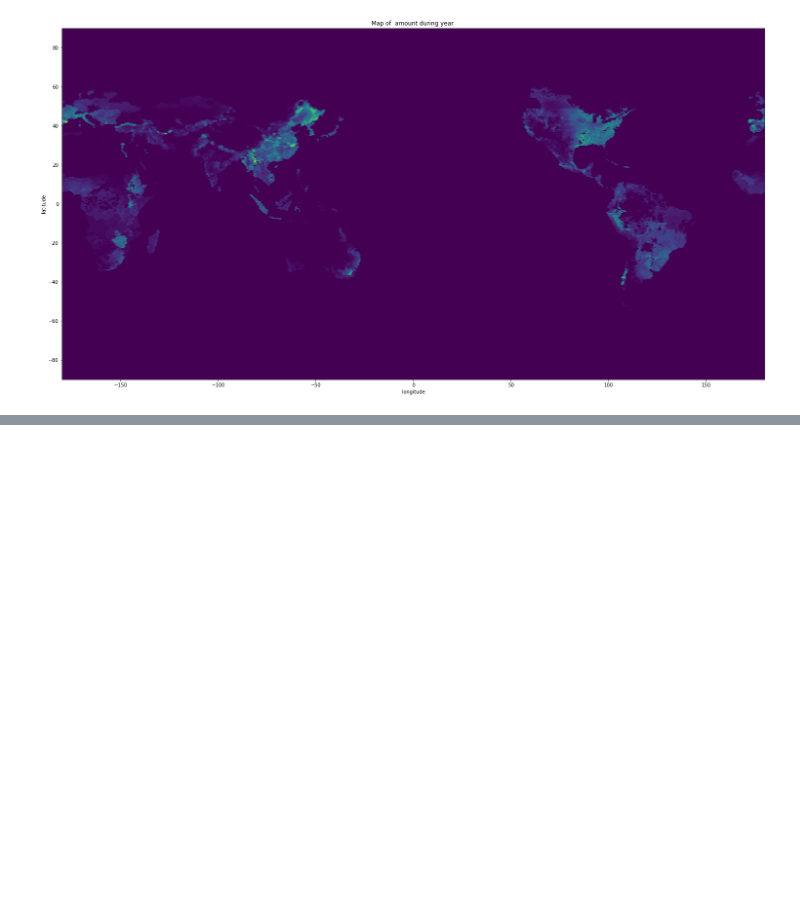
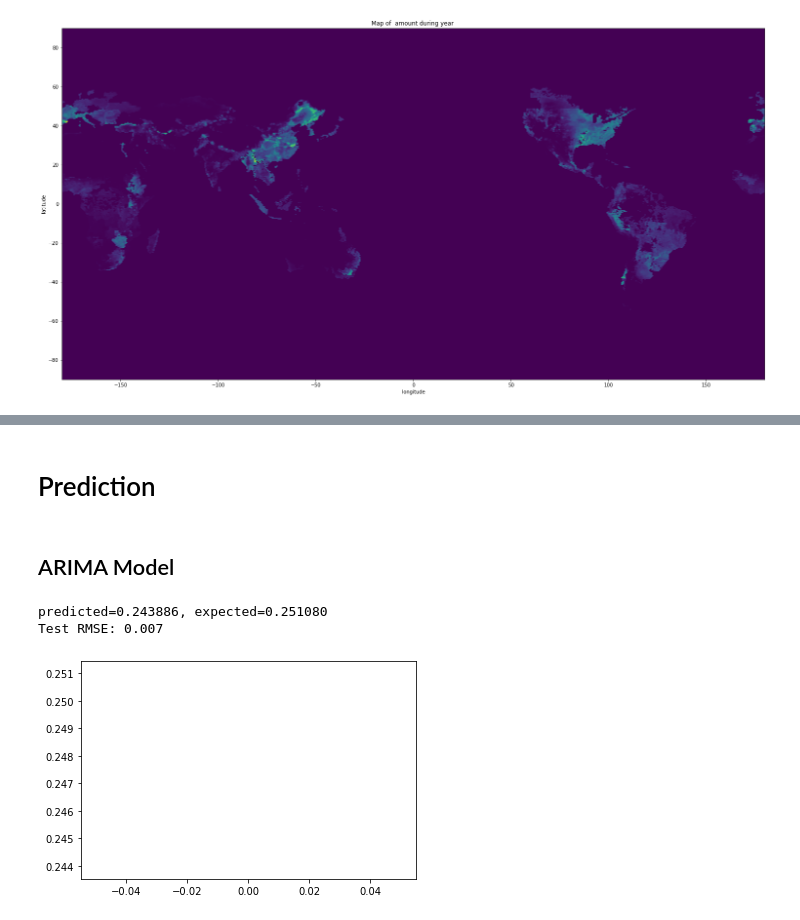
Before and after one commit to pprablanc/crops-cereal-analysis, a Jupyter notebook: analyses.ipynb, the cells around one changed output, grey strips where cells are left out. Saved outputs shown, nothing was run; the diff lists cells and outputs as text; code cells hidden in the pictures; blank space fills up the shorter version.

Commit message:
prediction: try with ARMA

```diff
--- a/analyses.ipynb
+++ b/analyses.ipynb
@@ -233,3 +227,11 @@ For example, the drop at year 2016 for maize in secondary season.
 plot_var(df['var'].apply(lambda var: var.data).mean())
 # %% [output]
 [figure]
+# %%
+a = np.array([row for row in cereal_type_trend])
+a.shape
+
+df['var_mean'] = df['var'].apply(lambda row: row.data.mean())
+df_by_cereal = df.groupby(['cereal'])
+series = np.array(df_by_cereal.get_group('maize')['var_mean'])
+series
@@ -235,0 +247,35 @@ plot_var(df['var'].apply(lambda var: var.data).mean())
+# %% [markdown]
+# Prediction
+# %% [markdown]
+## ARIMA Model
+# %%
+
+from statsmodels.tsa.arima.model import ARIMA
+from sklearn.metrics import mean_squared_error
+import warnings
+
+
+train = series[:-1]
+test = series[-1:]
+history = [x for x in train]
+predictions = list()
+for t in range(len(test)):
+    model = ARIMA(history, order=(2,0,1))
+    model_fit = model.fit()
+    output = model_fit.forecast()
+    yhat = output[0]
+    predictions.append(yhat)
+    obs = test[t]
+    history.append(obs)
+    print('predicted=%f, expected=%f' % (yhat, obs))
+# evaluate forecasts
+rmse = np.sqrt(mean_squared_error(test, predictions))
+print('Test RMSE: %.3f' % rmse)
+# plot forecasts against actual outcomes
+plt.plot(test)
+plt.plot(predictions, color='red')
+plt.show()
+# %% [output]
+predicted=0.243886, expected=0.251080
+Test RMSE: 0.007
+[figure, added]
```
Also changed, not shown: parts of 8 cells of this notebook, 1 other file.
